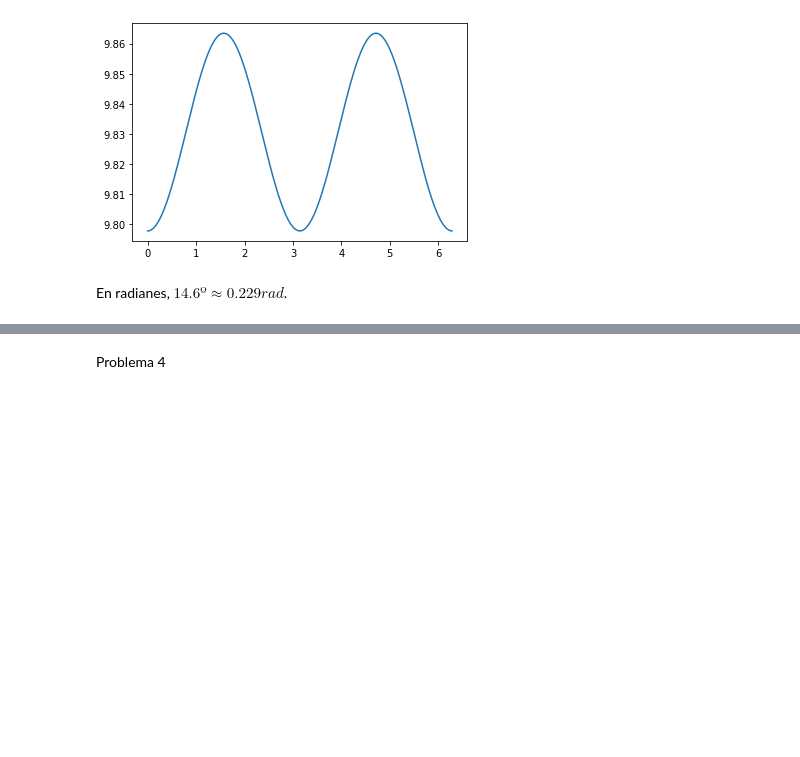
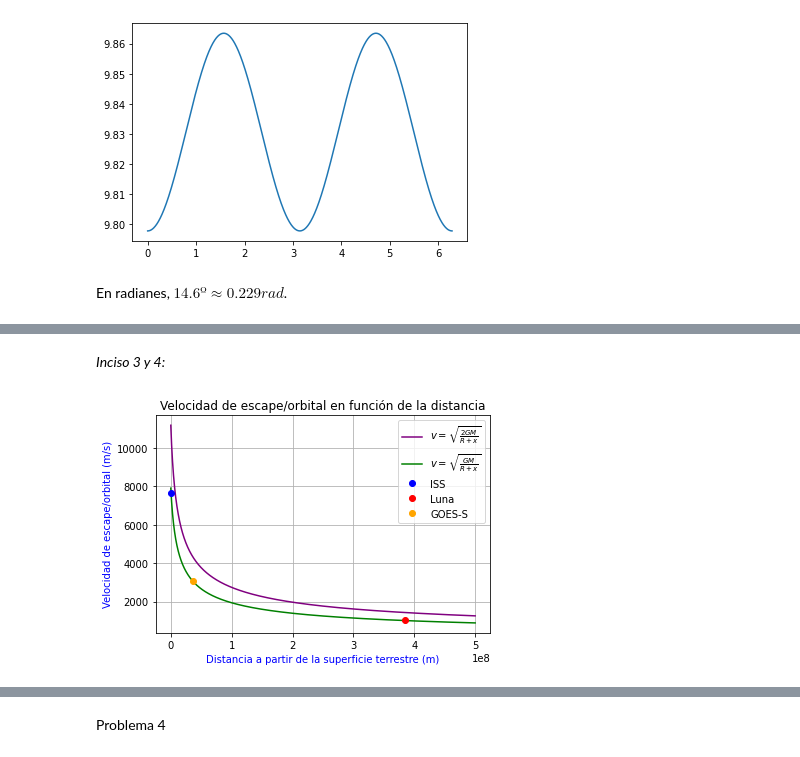
Before and after one commit to RudiksChess/AstronomiaParcial2, a Jupyter notebook: AstronomíaParcial2.ipynb, the cells around one changed output, grey strips where cells are left out. Drawn from its saved outputs; the diff is of its cells as text; code cells hidden in the pictures; blank space fills up the shorter version.

```diff
--- a/AstronomíaParcial2.ipynb
+++ b/AstronomíaParcial2.ipynb
@@ -267,0 +334,34 @@ a-b
+# %% [markdown]
+*Inciso 3 y 4:*
+# %%
+Objetos= [["Objeto","V.orbital(m/s)","Distancia (m)"],
+          ["ISS","7.66E3","340E3"],
+          ["Luna","1.02E3","384400E3"],
+          ["GOES-S", "3.07E3", "35783.8E3"]
+          ]
+G = 6.674E-11  # m³kg⁻¹s⁻²
+R_tierra= 6.3781E6
+M_tierra= 5.97E24 #m
+
+#Se declaran las distancias que recorrerán las ecuaciones de velocidad de escape y orbital.
+x1 = np.linspace(0,500000E3,10000)
+y1 = np.sqrt((2*G*M_tierra)/(R_tierra+x1))
+y2 = np.sqrt((G*M_tierra)/(R_tierra+x1))
+# %%
+
+plt.plot(x1, y1, '-r', label=r'$v= \sqrt{\frac{2GM}{R+x}}$',c="purple")
+plt.plot(x1, y2, '-r', label=r'$v= \sqrt{\frac{GM}{R+x}}$',c="green")
+#Puntos para la ISS, la luna y el GOES-S
+plt.plot(float(Objetos[1][2]), float(Objetos[1][1]), 'o', label="ISS",c="blue")
+plt.plot(float(Objetos[2][2]), float(Objetos[2][1]), 'o', label="Luna",c="red")
+plt.plot(float(Objetos[3][2]), float(Objetos[3][1]), 'o', label="GOES-S",c="orange")
+
+
+plt.title("Velocidad de escape/orbital en función de la distancia")
+plt.xlabel('Distancia a partir de la superficie terrestre (m)', color='blue')
+plt.ylabel('Velocidad de escape/orbital (m/s)', color='blue')
+plt.legend(loc='upper right')
+plt.grid()
+plt.show()
+# %% [output]
+[figure, added]
```
Also changed, not shown: parts of 15 cells of this notebook.
